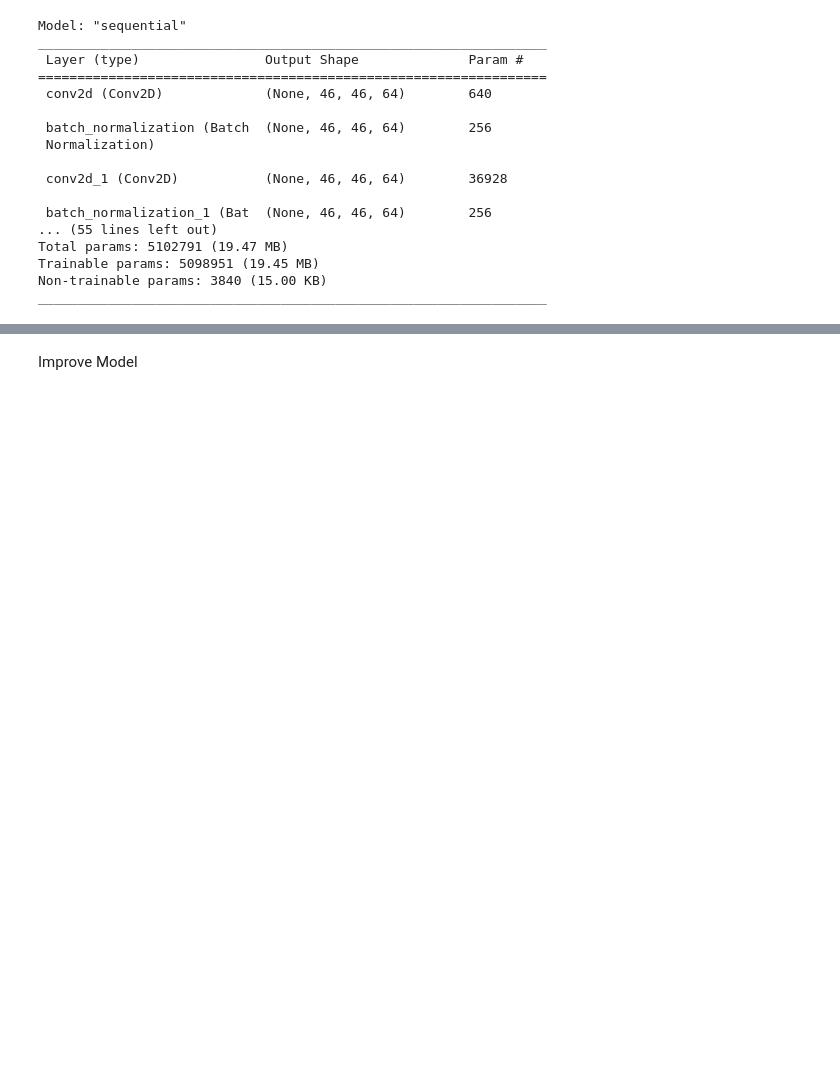
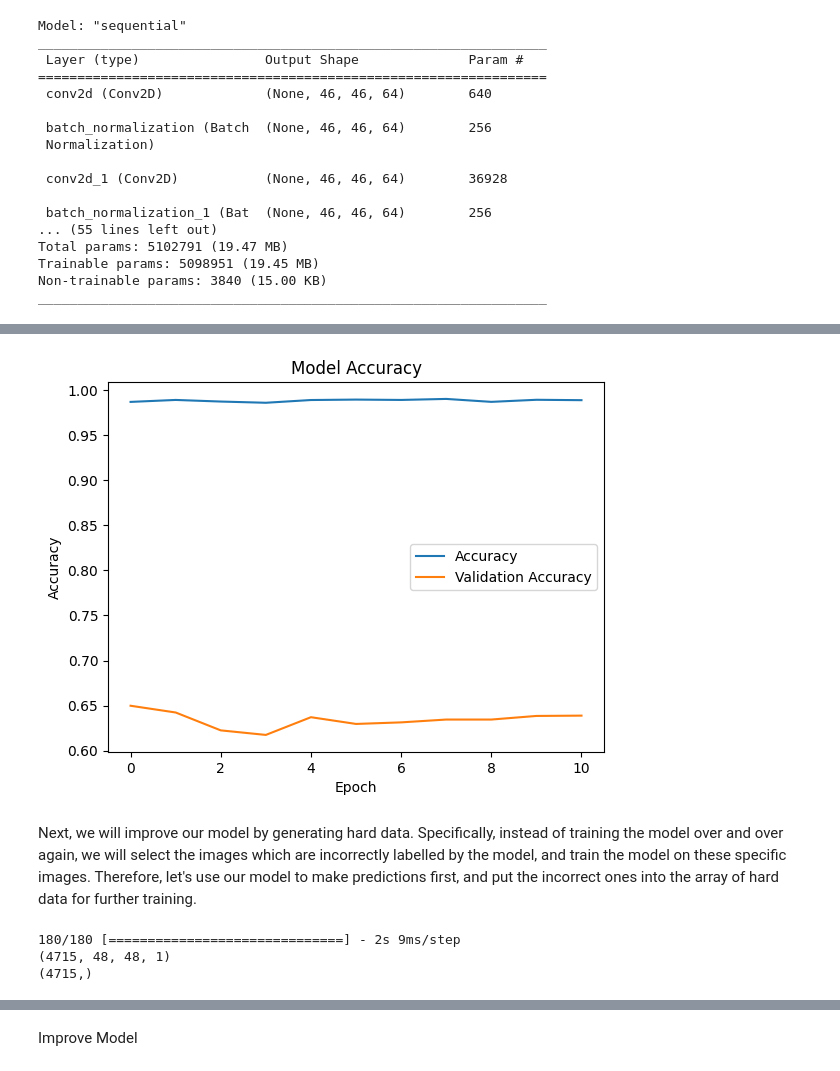
Before and after one commit to FizaAyub/BEE12D---Facial-Sentiment-Analysis---Fiza-Ayub-, a Jupyter notebook: CV_Project.ipynb, the cells around one changed output, grey strips where cells are left out. Saved outputs shown, nothing was run; the diff lists cells and outputs as text; code cells hidden in the pictures; blank space fills up the shorter version.

```diff
--- a/CV_Project.ipynb
+++ b/CV_Project.ipynb
@@ -269,0 +359,12 @@ plt.show()
+# %%
+# Callbacks
+early_stopping = EarlyStopping(monitor='val_accuracy', patience=10)
+reduce_learning_rate = ReduceLROnPlateau(monitor='val_loss', factor=0.9, patience=5)
+
+# Train the model
+history = cnn_model.fit(x_train,
+                        y_train,
+                        batch_size=64,
+                        epochs=100,
+                        validation_data=(x_test, y_test),
+                        callbacks=[early_stopping, reduce_learning_rate])
@@ -269,0 +389,39 @@ plt.show()
+# %%
+# Show accuracy diagram
+plt.title('Model Accuracy')
+plt.plot(history.history['accuracy'], label='accuracy')
+plt.plot(history.history['val_accuracy'], label='val_accuracy')
+plt.xlabel('Epoch')
+plt.ylabel('Accuracy')
+plt.legend(['Accuracy', 'Validation Accuracy'])
+plt.show()
+# %% [output]
+[figure, added]
+# %% [markdown]
+Next, we will improve our model by generating hard data. Specifically, instead of training the model over and over again, we will select the images which are incorrectly labelled by the model, and train the model on these specific images. Therefore, let's use our model to make predictions first, and put the incorrect ones into the array of hard data for further training.
+# %%
+# Generate hard data
+hard_images = []
+hard_labels = []
+
+# Make predictions
+predictions = cnn_model.predict(x_test)
+for i, v in enumerate(predictions):
+    y_predict = numpy.argmax(v)
+    y_real = y_train[i]
+    if y_predict != y_real:
+        # If predict incorrectly, append to array
+        image = x_train[i]
+        hard_image = image.reshape(1, 48, 48, 1)
+        hard_images.append(image)
+        hard_labels.append(y_real)
+
+x_hard = numpy.array(hard_images)
+y_hard = numpy.array(hard_labels)
+
+print(x_hard.shape)
+print(y_hard.shape)
+# %% [output]
+180/180 [==============================] - 2s 9ms/step
+(4715, 48, 48, 1)
+(4715,)
```
Also changed, not shown: parts of 11 cells of this notebook.
